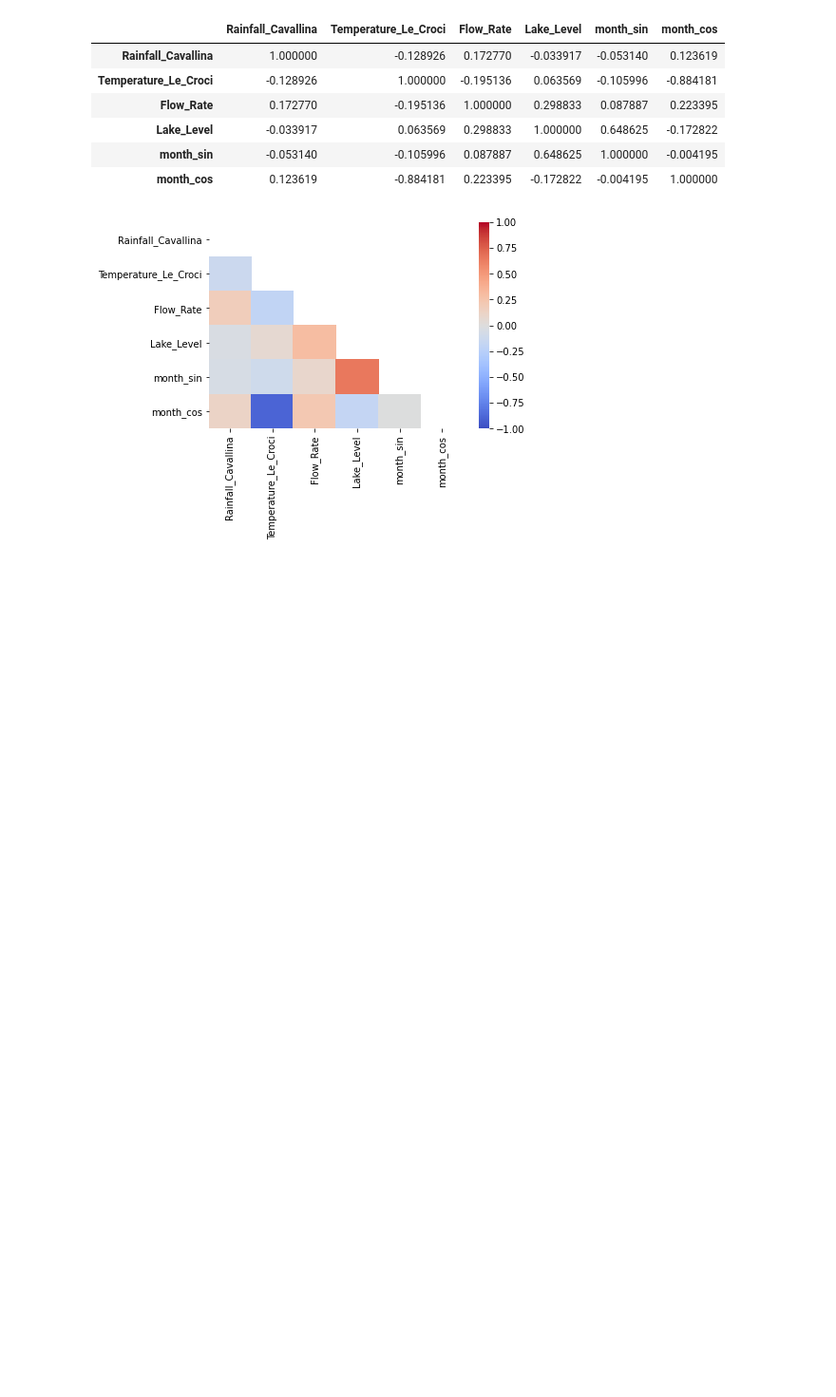
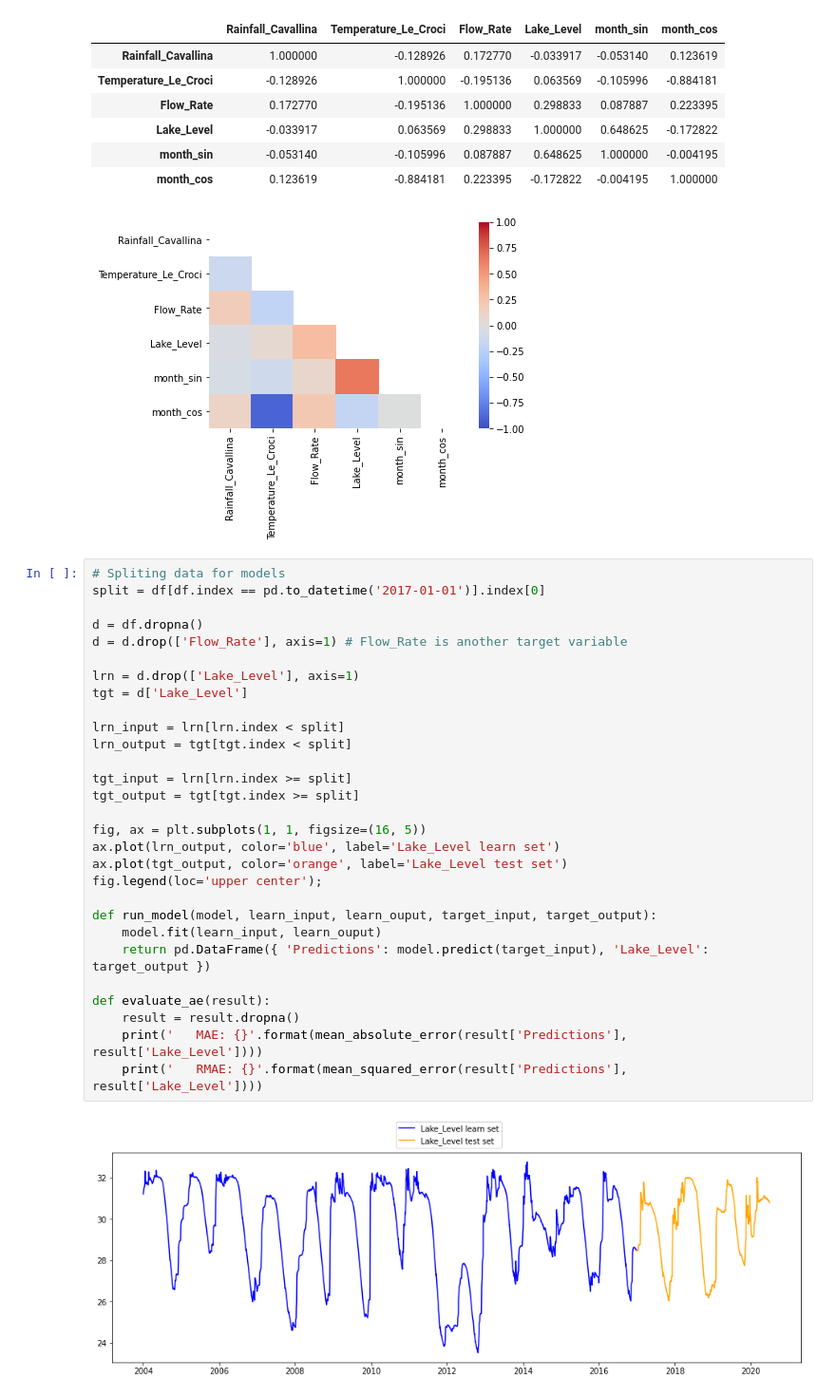
Before and after one commit to KlemenKozelj/master_thesis, a Jupyter notebook: 02_Lake_Bilancino_Machine_Learning.ipynb, the cells around one changed output. Shown at 95% size. Cells and saved outputs as stored; diff of their text form; blank space fills up the shorter version.

```diff
--- a/02_Lake_Bilancino_Machine_Learning.ipynb
+++ b/02_Lake_Bilancino_Machine_Learning.ipynb
@@ -99,3 +89,34 @@ correlation_matrix(df)
 | month_sin | -0.053140 | -0.105996 | 0.087887 | 0.648625 | 1.000000 | -0.004195 |
 | month_cos | 0.123619 | -0.884181 | 0.223395 | -0.172822 | -0.004195 | 1.000000 |
 [figure]
+# %%
+# Spliting data for models
+split = df[df.index == pd.to_datetime('2017-01-01')].index[0]
+
+d = df.dropna()
+d = d.drop(['Flow_Rate'], axis=1) # Flow_Rate is another target variable
+
+lrn = d.drop(['Lake_Level'], axis=1)
+tgt = d['Lake_Level']
+
+lrn_input = lrn[lrn.index < split]
+lrn_output = tgt[tgt.index < split]
+
+tgt_input = lrn[lrn.index >= split]
+tgt_output = tgt[tgt.index >= split]
+
+fig, ax = plt.subplots(1, 1, figsize=(16, 5))
+ax.plot(lrn_output, color='blue', label='Lake_Level learn set')
+ax.plot(tgt_output, color='orange', label='Lake_Level test set')
+fig.legend(loc='upper center');
+
+def run_model(model, learn_input, learn_ouput, target_input, target_output):
+    model.fit(learn_input, learn_ouput)
+    return pd.DataFrame({ 'Predictions': model.predict(target_input), 'Lake_Level': target_output })
+
+def evaluate_ae(result):
+    result = result.dropna()
+    print('   MAE: {}'.format(mean_absolute_error(result['Predictions'], result['Lake_Level'])))
+    print('   RMAE: {}'.format(mean_squared_error(result['Predictions'], result['Lake_Level'])))
+# %% [output]
+[figure, added]
```
Also changed, not shown: parts of 3 cells of this notebook.
